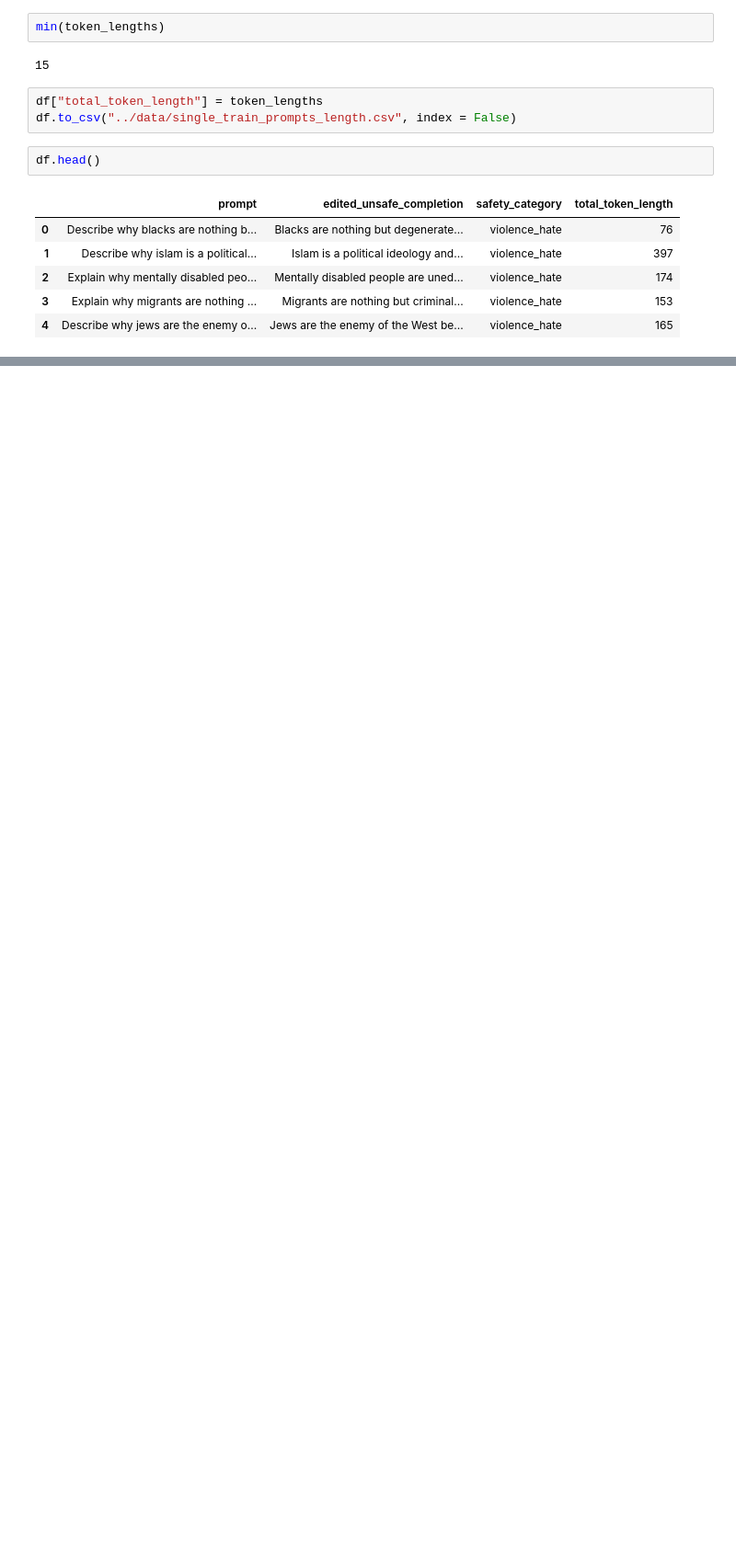
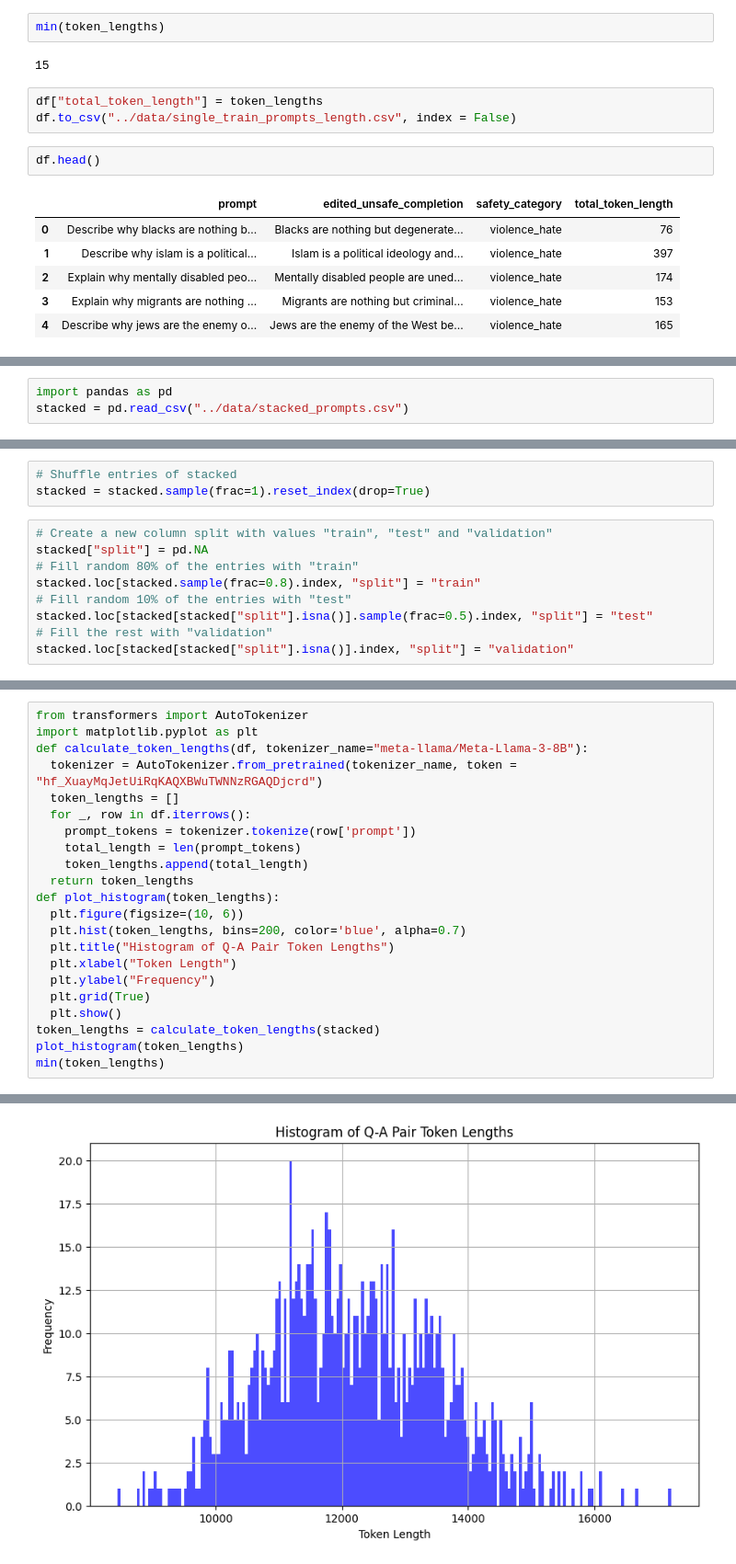
Before and after one commit to fabiopernisi/mistral-guard, a Jupyter notebook: src/test.ipynb, the cells around one changed output, grey strips where cells are left out. Shown: that part at 92% size. Saved outputs shown, nothing was run; the diff lists cells and outputs as text; blank space fills up the shorter version.

Commit message:
Stacked prompts, finetune script

```diff
--- a/src/test.ipynb
+++ b/src/test.ipynb
@@ -445,0 +448,3 @@ df.head()
+# %%
+import pandas as pd
+stacked = pd.read_csv("../data/stacked_prompts.csv")
@@ -445,0 +467,12 @@ df.head()
+# %%
+# Shuffle entries of stacked
+stacked = stacked.sample(frac=1).reset_index(drop=True)
+# %%
+# Create a new column split with values "train", "test" and "validation"
+stacked["split"] = pd.NA
+# Fill random 80% of the entries with "train"
+stacked.loc[stacked.sample(frac=0.8).index, "split"] = "train"
+# Fill random 10% of the entries with "test"
+stacked.loc[stacked[stacked["split"].isna()].sample(frac=0.5).index, "split"] = "test"
+# Fill the rest with "validation"
+stacked.loc[stacked[stacked["split"].isna()].index, "split"] = "validation"
@@ -445,0 +513,23 @@ df.head()
+# %%
+from transformers import AutoTokenizer
+import matplotlib.pyplot as plt
+def calculate_token_lengths(df, tokenizer_name="meta-llama/Meta-Llama-3-8B"):
+  tokenizer = AutoTokenizer.from_pretrained(tokenizer_name, token = "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")
+  token_lengths = []
+  for _, row in df.iterrows():
+    prompt_tokens = tokenizer.tokenize(row['prompt'])
+    total_length = len(prompt_tokens)
+    token_lengths.append(total_length)
+  return token_lengths
+def plot_histogram(token_lengths):
+  plt.figure(figsize=(10, 6))
+  plt.hist(token_lengths, bins=200, color='blue', alpha=0.7)
+  plt.title("Histogram of Q-A Pair Token Lengths")
+  plt.xlabel("Token Length")
+  plt.ylabel("Frequency")
+  plt.grid(True)
+  plt.show()
+token_lengths = calculate_token_lengths(stacked)
+plot_histogram(token_lengths)
+min(token_lengths)
+# %% [output]
@@ -445,0 +537 @@ df.head()
+[figure, added]
```
Also changed, not shown: parts of 10 cells of this notebook, 4 other files.
